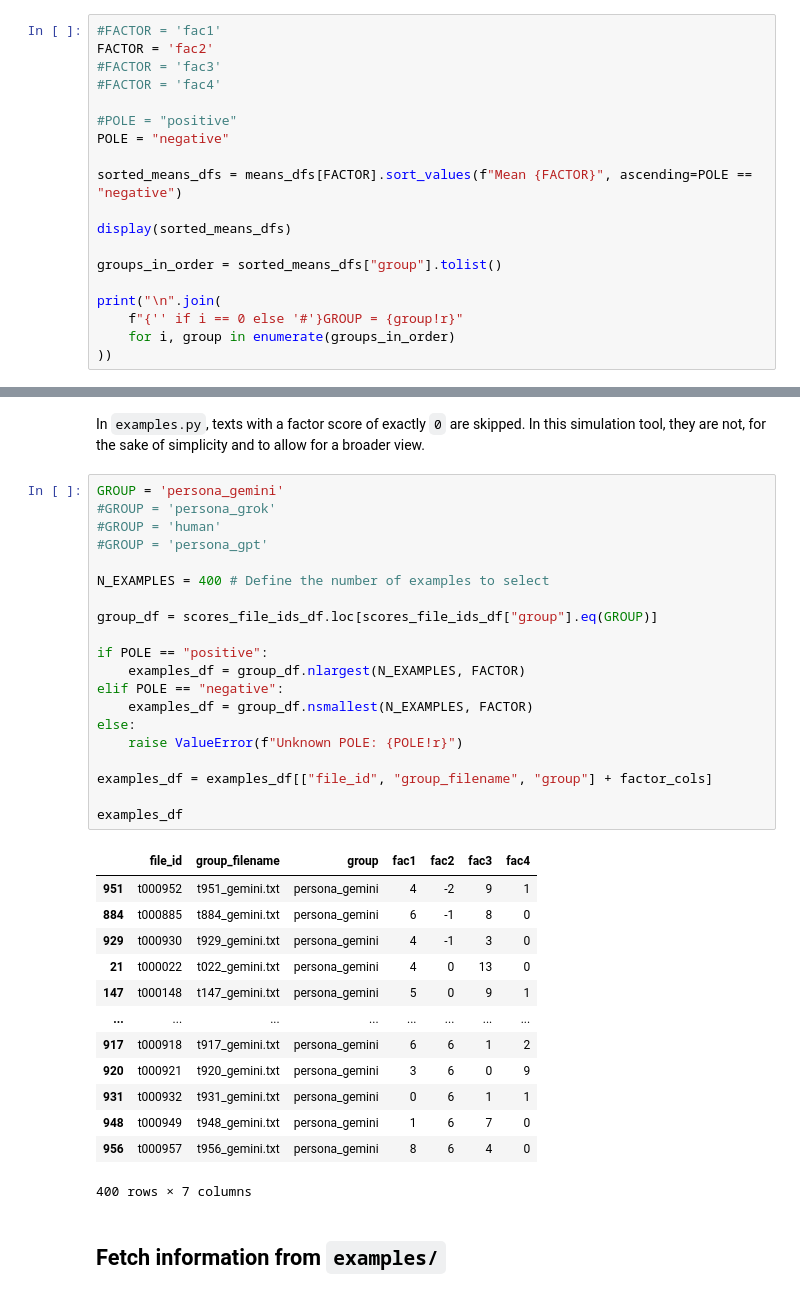
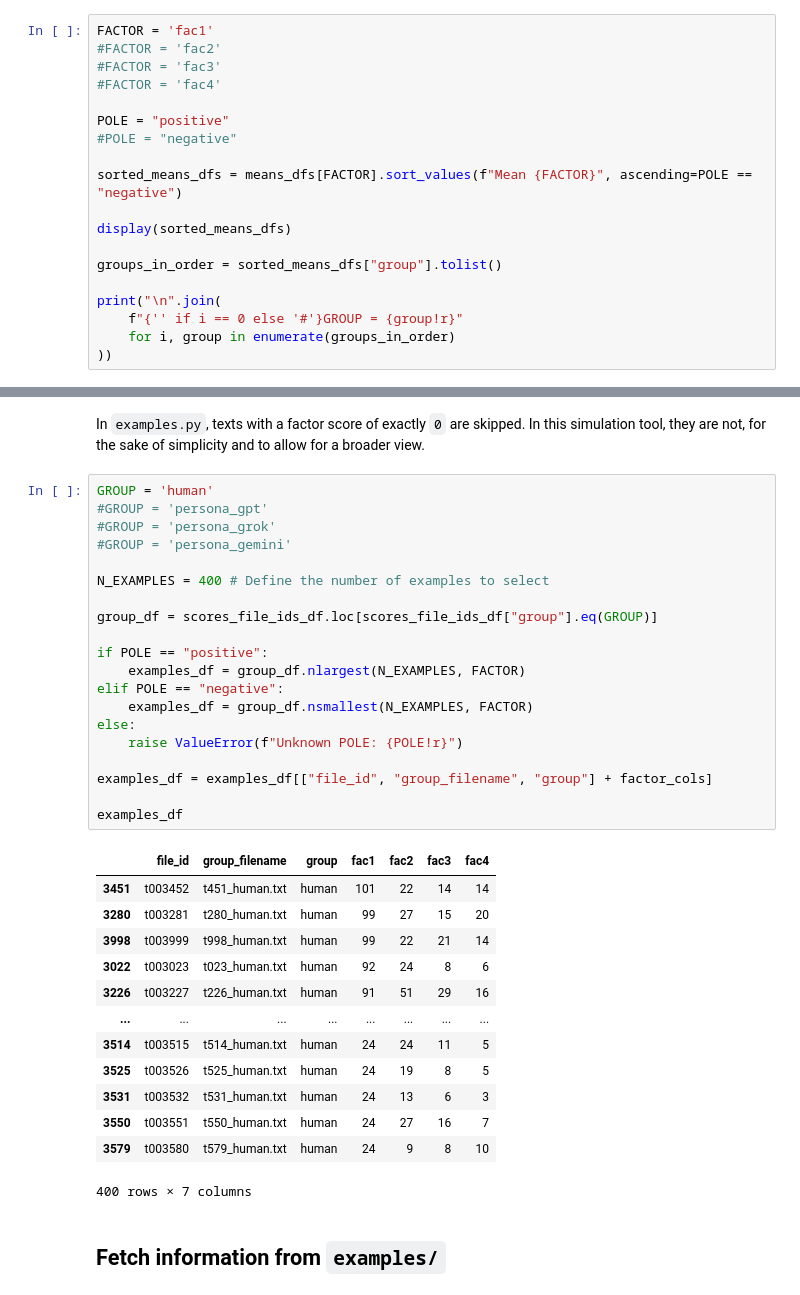
Before and after one commit to laelgelc/cl_st2_arianne, a Jupyter notebook: cl_st2_ph2_arianne/examples_simulation.ipynb, the cells around one changed output, grey strips where cells are left out. Drawn from its saved outputs; the diff is of its cells as text.

```diff
--- a/cl_st2_ph2_arianne/examples_simulation.ipynb
+++ b/cl_st2_ph2_arianne/examples_simulation.ipynb
@@ -155,13 +155,13 @@ FACTOR = 'fac1'
 # %% [markdown]
 ### Copy/Paste the factors list and Uncomment/Comment factors and poles accordingly
 # %%
-#FACTOR = 'fac1'
-FACTOR = 'fac2'
+FACTOR = 'fac1'
+#FACTOR = 'fac2'
 #FACTOR = 'fac3'
 #FACTOR = 'fac4'
 
-#POLE = "positive"
-POLE = "negative"
+POLE = "positive"
+#POLE = "negative"
 
 sorted_means_dfs = means_dfs[FACTOR].sort_values(f"Mean {FACTOR}", ascending=POLE == "negative")
 
@@ -188,38 +188,38 @@ GROUP = 'persona_gemini'
 # %% [markdown]
 In `examples.py`, texts with a factor score of exactly `0` are skipped. In this simulation tool, they are not, for the sake of simplicity and to allow for a broader view.
 # %%
-GROUP = 'persona_gemini'
+GROUP = 'human'
+#GROUP = 'persona_gpt'
 #GROUP = 'persona_grok'
-#GROUP = 'human'
-#GROUP = 'persona_gpt'
+#GROUP = 'persona_gemini'
 
 N_EXAMPLES = 400 # Define the number of examples to select
 
 group_df = scores_file_ids_df.loc[scores_file_ids_df["group"].eq(GROUP)]
 
 if POLE == "positive":
     examples_df = group_df.nlargest(N_EXAMPLES, FACTOR)
 elif POLE == "negative":
     examples_df = group_df.nsmallest(N_EXAMPLES, FACTOR)
 else:
     raise ValueError(f"Unknown POLE: {POLE!r}")
 
 examples_df = examples_df[["file_id", "group_filename", "group"] + factor_cols]
 
 examples_df
 # %% [output]
 |  | file_id | group_filename | group | fac1 | fac2 | fac3 | fac4 |
-| 951 | t000952 | t951_gemini.txt | persona_gemini | 4 | -2 | 9 | 1 |
-| 884 | t000885 | t884_gemini.txt | persona_gemini | 6 | -1 | 8 | 0 |
-| 929 | t000930 | t929_gemini.txt | persona_gemini | 4 | -1 | 3 | 0 |
-| 21 | t000022 | t022_gemini.txt | persona_gemini | 4 | 0 | 13 | 0 |
-| 147 | t000148 | t147_gemini.txt | persona_gemini | 5 | 0 | 9 | 1 |
+| 3451 | t003452 | t451_human.txt | human | 101 | 22 | 14 | 14 |
+| 3280 | t003281 | t280_human.txt | human | 99 | 27 | 15 | 20 |
+| 3998 | t003999 | t998_human.txt | human | 99 | 22 | 21 | 14 |
+| 3022 | t003023 | t023_human.txt | human | 92 | 24 | 8 | 6 |
+| 3226 | t003227 | t226_human.txt | human | 91 | 51 | 29 | 16 |
 | ... | ... | ... | ... | ... | ... | ... | ... |
-| 917 | t000918 | t917_gemini.txt | persona_gemini | 6 | 6 | 1 | 2 |
-| 920 | t000921 | t920_gemini.txt | persona_gemini | 3 | 6 | 0 | 9 |
-| 931 | t000932 | t931_gemini.txt | persona_gemini | 0 | 6 | 1 | 1 |
-| 948 | t000949 | t948_gemini.txt | persona_gemini | 1 | 6 | 7 | 0 |
-| 956 | t000957 | t956_gemini.txt | persona_gemini | 8 | 6 | 4 | 0 |
+| 3514 | t003515 | t514_human.txt | human | 24 | 24 | 11 | 5 |
+| 3525 | t003526 | t525_human.txt | human | 24 | 19 | 8 | 5 |
+| 3531 | t003532 | t531_human.txt | human | 24 | 13 | 6 | 3 |
+| 3550 | t003551 | t550_human.txt | human | 24 | 27 | 16 | 7 |
+| 3579 | t003580 | t579_human.txt | human | 24 | 9 | 8 | 10 |
 400 rows × 7 columns
 # %% [markdown]
 ## Fetch information from `examples/`
```
Also changed, not shown: parts of 1 cell of this notebook, 2 other files.
